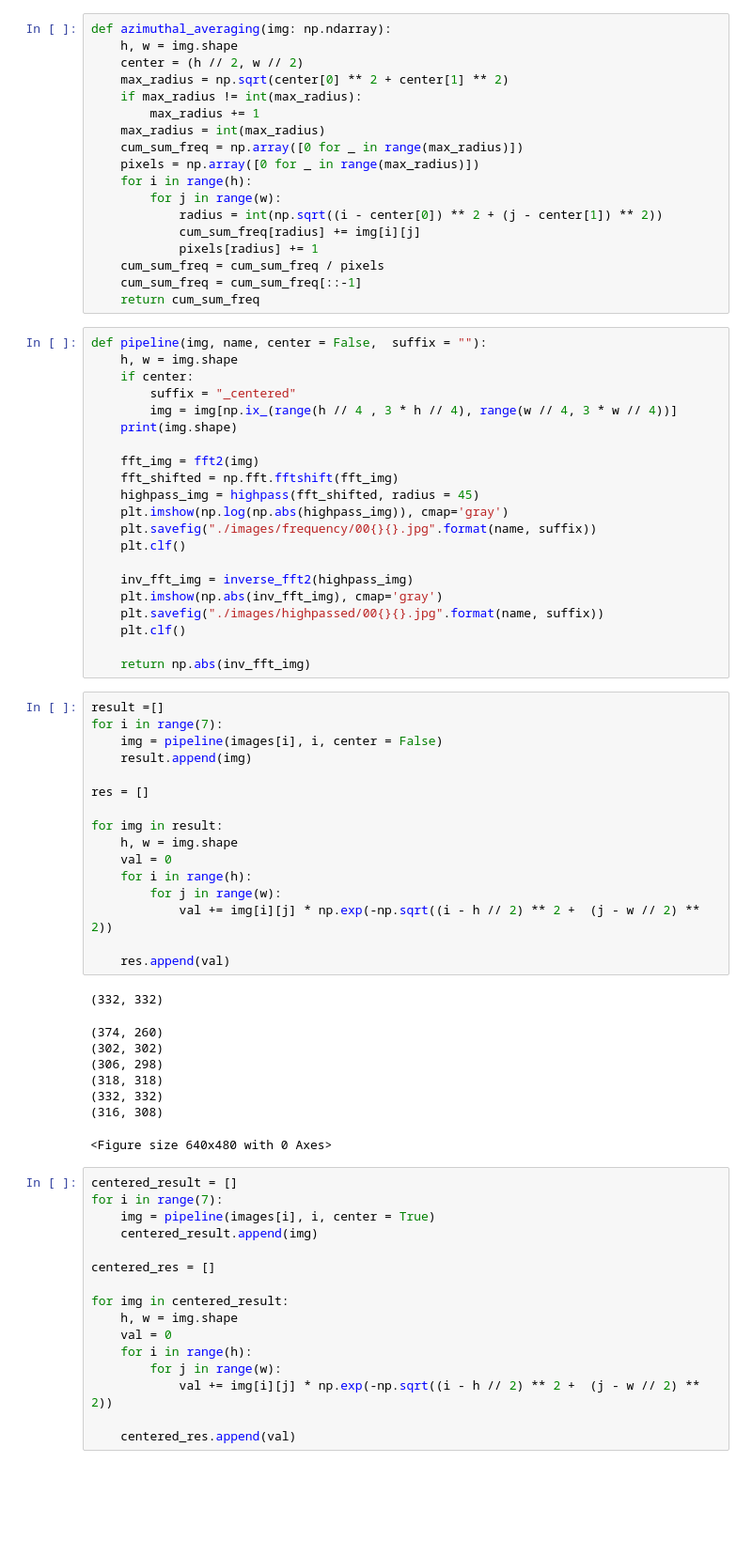
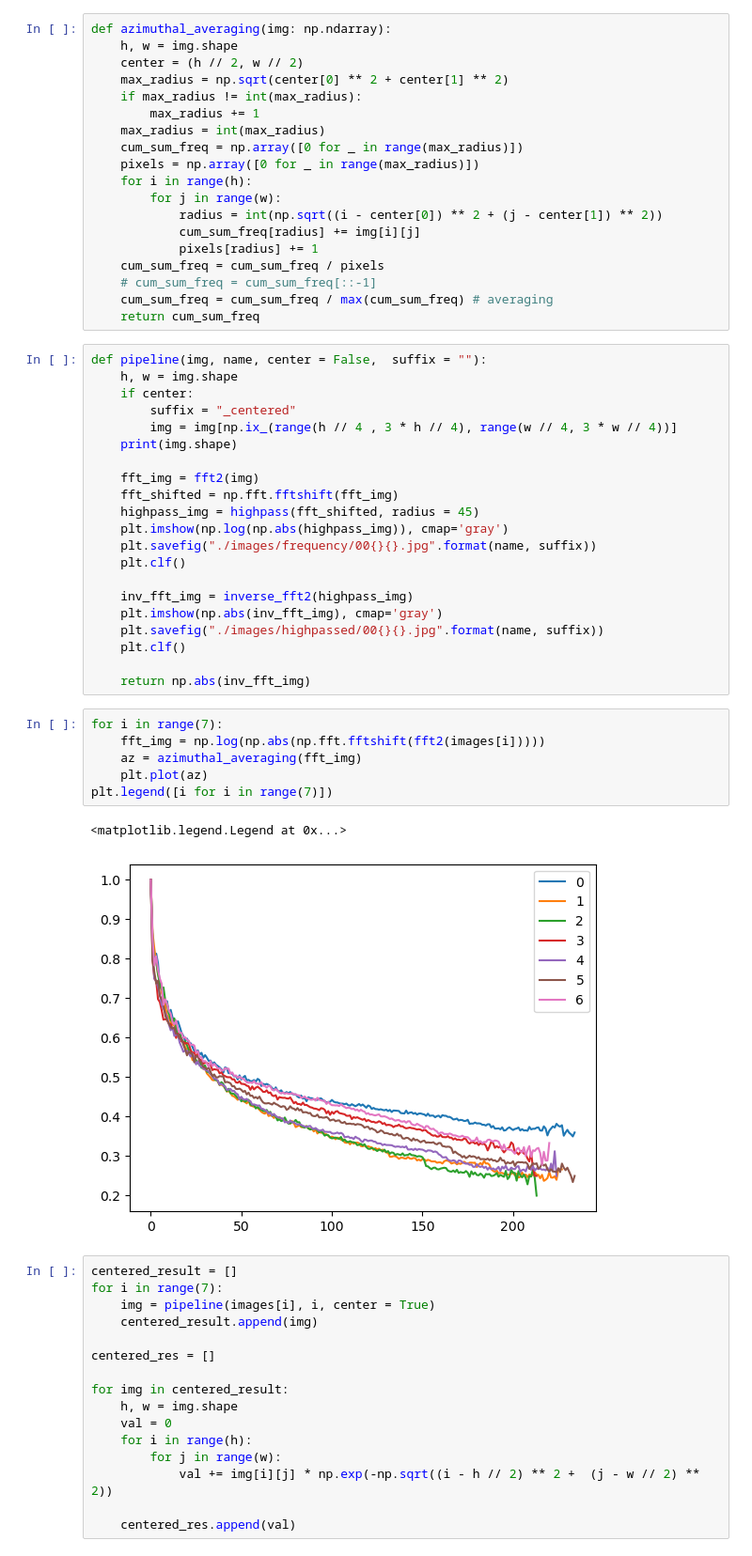
Before and after one commit to yooseungkim/Signals-and-Systems-PA, a Jupyter notebook: 2d_fourier.ipynb, the cells around one changed output. Shown at 94% size. Cells and saved outputs as stored; diff of their text form; blank space fills up the shorter version.

Commit message:
azimuthal

```diff
--- a/2d_fourier.ipynb
+++ b/2d_fourier.ipynb
@@ -77,7 +77,8 @@ def azimuthal_averaging(img: np.ndarray):
             cum_sum_freq[radius] += img[i][j]
             pixels[radius] += 1
     cum_sum_freq = cum_sum_freq / pixels
-    cum_sum_freq = cum_sum_freq[::-1]
+    # cum_sum_freq = cum_sum_freq[::-1]
+    cum_sum_freq = cum_sum_freq / max(cum_sum_freq) # averaging
     return cum_sum_freq
 # %%
 def pipeline(img, name, center = False,  suffix = ""):
@@ -100,31 +101,15 @@ def pipeline(img, name, center = False,  suffix = ""):
     plt.clf()
 
     return np.abs(inv_fft_img)
-# %%
-result =[]
-for i in range(7):
-    img = pipeline(images[i], i, center = False)
-    result.append(img)
-
-res = []
-
-for img in result:
-    h, w = img.shape
-    val = 0
-    for i in range(h):
-        for j in range(w):
-            val += img[i][j] * np.exp(-np.sqrt((i - h // 2) ** 2 +  (j - w // 2) ** 2))
-
-    res.append(val)
-# %% [output]
-(332, 332)
-(374, 260)
-(302, 302)
-(306, 298)
-(318, 318)
-(332, 332)
-(316, 308)
-<Figure size 640x480 with 0 Axes>
+# %%
+for i in range(7):
+    fft_img = np.log(np.abs(np.fft.fftshift(fft2(images[i]))))
+    az = azimuthal_averaging(fft_img)
+    plt.plot(az)
+plt.legend([i for i in range(7)])
+# %% [output]
+<matplotlib.legend.Legend at 0x...>
+[figure, added]
 # %%
 centered_result = []
 for i in range(7):
```
